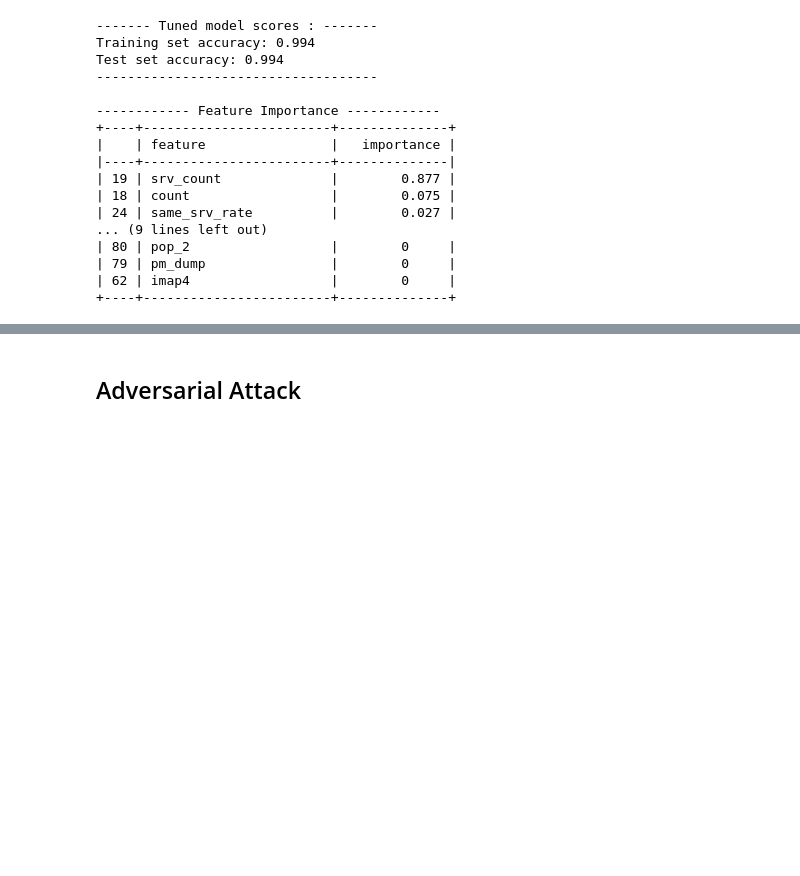
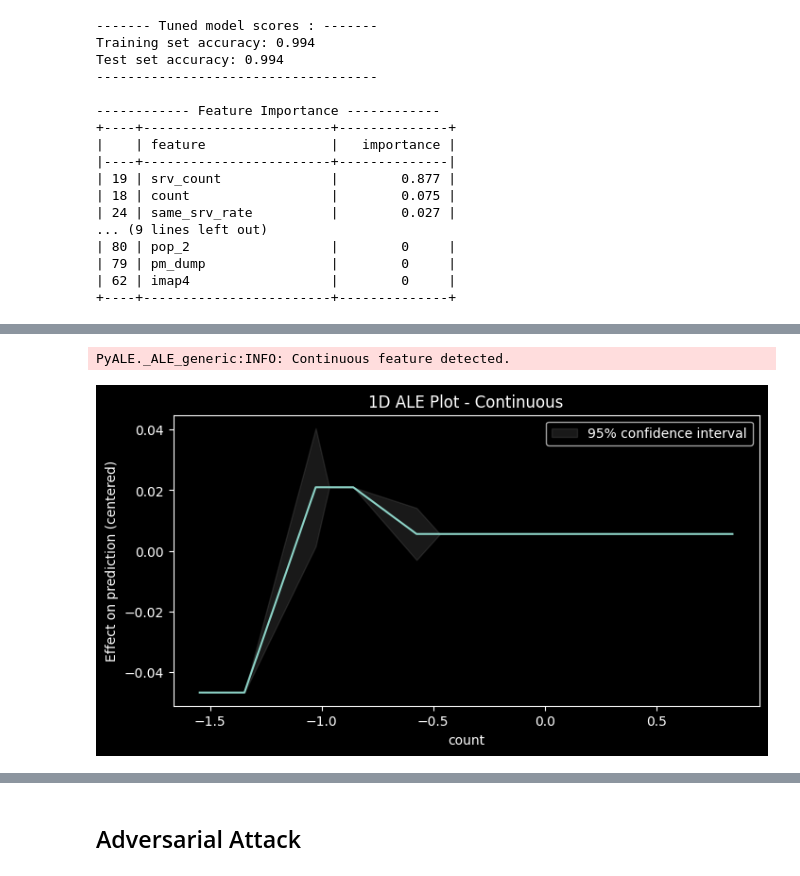
Before and after one commit to navid-finra/finra2, a Jupyter notebook: imp/finra.ipynb, the cells around one changed output, grey strips where cells are left out. Saved outputs shown, nothing was run; the diff lists cells and outputs as text; code cells hidden in the pictures; blank space fills up the shorter version.

```diff
--- a/imp/finra.ipynb
+++ b/imp/finra.ipynb
@@ -886,0 +904,7 @@ tree_to_df(dt_clf , df2.columns.tolist())
+# %%
+from PyALE import ale
+ale_eff = ale(X=x_train_dt, model=dt_clf, feature=[features[0]], grid_size=50, include_CI=True, C=0.95)
+plt.gcf()
+# %% [output]
+PyALE._ALE_generic:INFO: Continuous feature detected.
+[figure, added]
```
Also changed, not shown: parts of 12 cells of this notebook.
